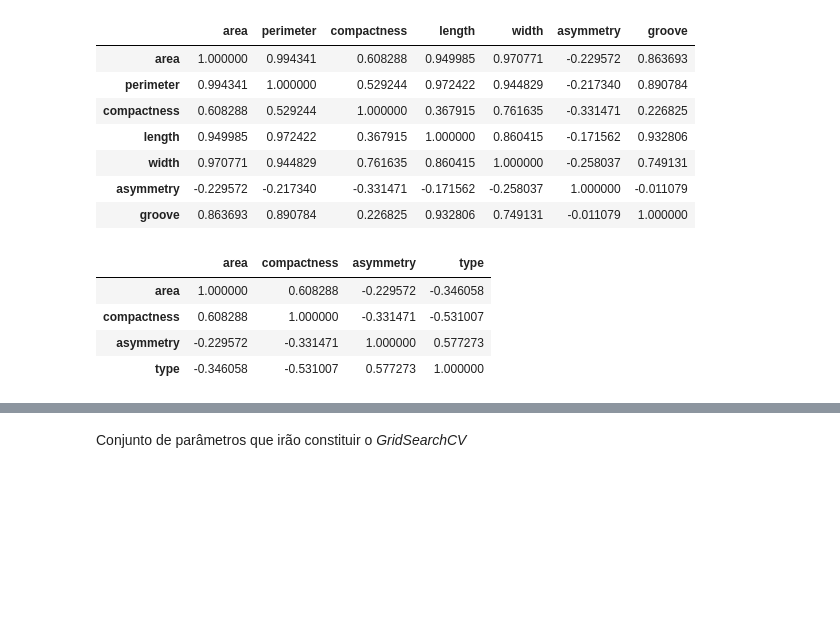
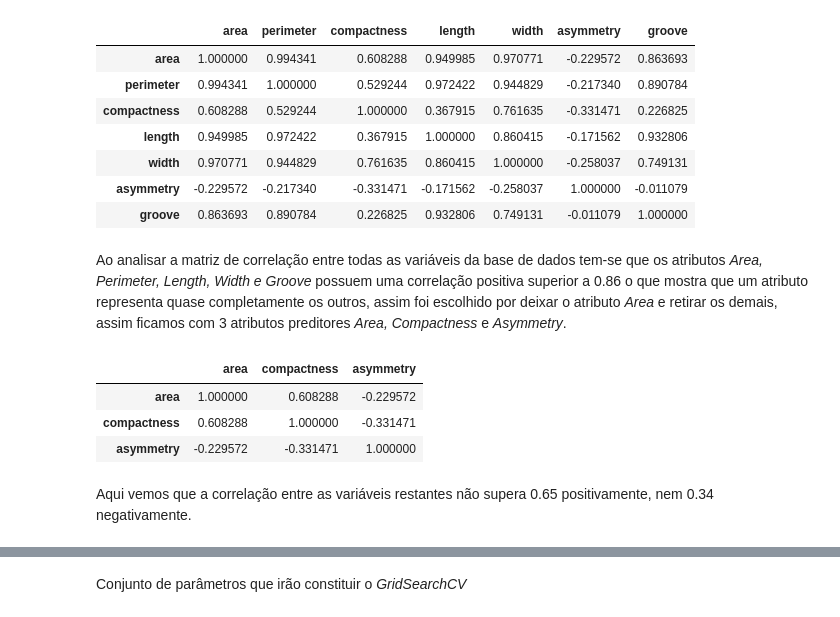
Before and after one commit to manoel-victor1602/Projeto_1_RNA, a Jupyter notebook: Projeto Pratico 4/Projeto Pratico #4.ipynb, the cells around one changed output, grey strips where cells are left out. Drawn from its saved outputs; the diff is of its cells as text; code cells hidden in the pictures; blank space fills up the shorter version.

```diff
--- a/Projeto Pratico 4/Projeto Pratico #4.ipynb
+++ b/Projeto Pratico 4/Projeto Pratico #4.ipynb
@@ -27,8 +32,8 @@ Carregamento e tratamento do *Dataset*
+# %%
+names = ['area','perimeter','compactness','length','width','asymmetry','groove','type']
 # %%
-df = pd.read_csv('seeds_dataset.csv', '\t')
+df = pd.read_csv('seeds_dataset.txt', '\t', names=names)
 df['type'] = df['type'].map({1:'Kama', 2:'Rosa', 3:'Canadian'})
-X = df.iloc[:,:7]
-y = df.iloc[:,-1]
 # %%
 df.corr()
 # %% [output]
@@ -40,15 +45,17 @@ df.corr()
 | width | 0.970771 | 0.944829 | 0.761635 | 0.860415 | 1.000000 | -0.258037 | 0.749131 |
 | asymmetry | -0.229572 | -0.217340 | -0.331471 | -0.171562 | -0.258037 | 1.000000 | -0.011079 |
 | groove | 0.863693 | 0.890784 | 0.226825 | 0.932806 | 0.749131 | -0.011079 | 1.000000 |
+# %% [markdown]
+Ao analisar a matriz de correlação entre todas as variáveis da base de dados tem-se que os atributos *Area, Perimeter, Length, Width e Groove* possuem uma correlação positiva superior a 0.86 o que mostra que um atributo representa quase completamente os outros, assim foi escolhido por deixar o atributo *Area* e retirar os demais, assim ficamos com 3 atributos preditores *Area, Compactness* e *Asymmetry*.
 # %%
-df_teste = pd.read_csv('seeds_dataset.csv', '\t')
-df_teste = df_teste.drop(['perimeter', 'length','width','groove'], axis=1)
-X_teste = df_teste.iloc[:,:-1]
-y_teste = df_teste.iloc[:,-1]
-df_teste.corr()
+df = df.drop(['perimeter', 'length','width','groove'], axis=1)
+X = df.iloc[:,:-1]
+y = df.iloc[:,-1]
+df.corr()
 # %% [output]
-|  | area | compactness | asymmetry | type |
-| area | 1.000000 | 0.608288 | -0.229572 | -0.346058 |
-| compactness | 0.608288 | 1.000000 | -0.331471 | -0.531007 |
-| asymmetry | -0.229572 | -0.331471 | 1.000000 | 0.577273 |
-| type | -0.346058 | -0.531007 | 0.577273 | 1.000000 |
+|  | area | compactness | asymmetry |
+| area | 1.000000 | 0.608288 | -0.229572 |
+| compactness | 0.608288 | 1.000000 | -0.331471 |
+| asymmetry | -0.229572 | -0.331471 | 1.000000 |
+# %% [markdown]
+Aqui vemos que a correlação entre as variáveis restantes não supera 0.65 positivamente, nem 0.34 negativamente.
```
Also changed, not shown: parts of 29 cells of this notebook, 1 other file.
